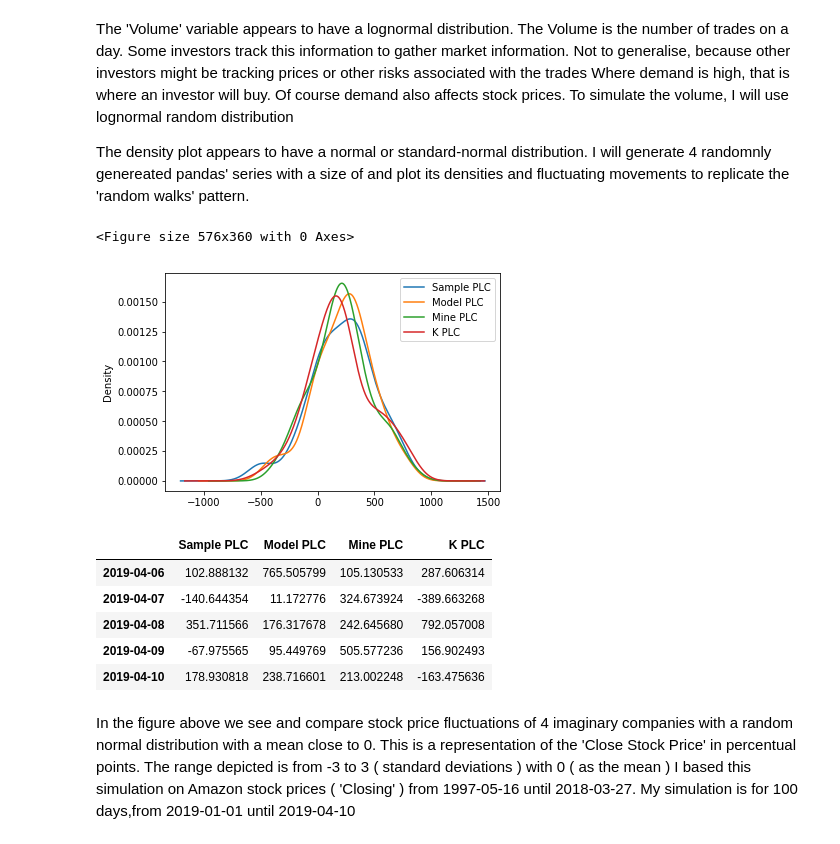
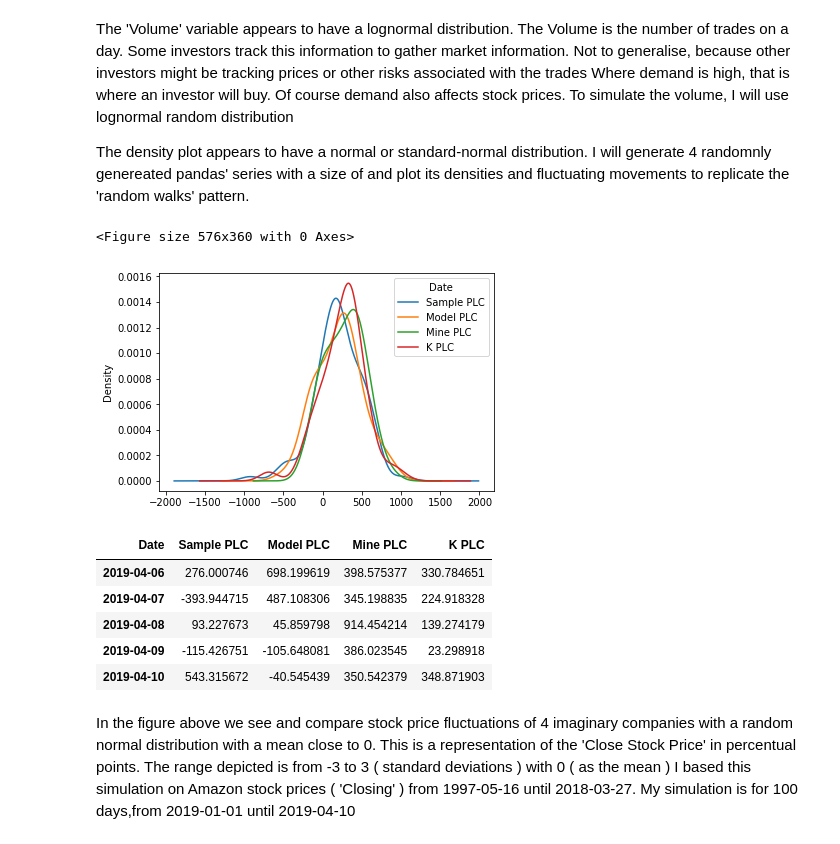
Before and after one commit to MarcoMen-Temp/Programming-Project, a Jupyter notebook: Programming.ipynb, the cells around one changed output. Saved outputs shown, nothing was run; the diff lists cells and outputs as text; code cells hidden in the pictures.

```diff
--- a/Programming.ipynb
+++ b/Programming.ipynb
@@ -114,30 +114,30 @@ The density plot appears to have a normal or standard-normal distribution. I wil
 # %%
 # Simulation starts here
 
 dates = pd.date_range('1/1/2019', periods=100, freq='D') # I need to index date to df
 
 
 
 
 df = pd.DataFrame(278 * np.random.randn(100, 4) + 209,
                    index = dates, columns=['Sample PLC', 'Model PLC', 'Mine PLC', 'K PLC'])
-
+df = df.rename_axis('Date', axis=1)
 
 
 plt.figure(figsize=(8,5))
 df.plot.density()
 plt.show()
 
 df.tail()
 # %% [output]
 <Figure size 576x360 with 0 Axes>
-[figure, old version]
+[figure, new version]
-|  | Sample PLC | Model PLC | Mine PLC | K PLC |
-| 2019-04-06 | 102.888132 | 765.505799 | 105.130533 | 287.606314 |
-| 2019-04-07 | -140.644354 | 11.172776 | 324.673924 | -389.663268 |
-| 2019-04-08 | 351.711566 | 176.317678 | 242.645680 | 792.057008 |
-| 2019-04-09 | -67.975565 | 95.449769 | 505.577236 | 156.902493 |
-| 2019-04-10 | 178.930818 | 238.716601 | 213.002248 | -163.475636 |
+| Date | Sample PLC | Model PLC | Mine PLC | K PLC |
+| 2019-04-06 | 276.000746 | 698.199619 | 398.575377 | 330.784651 |
+| 2019-04-07 | -393.944715 | 487.108306 | 345.198835 | 224.918328 |
+| 2019-04-08 | 93.227673 | 45.859798 | 914.454214 | 139.274179 |
+| 2019-04-09 | -115.426751 | -105.648081 | 386.023545 | 23.298918 |
+| 2019-04-10 | 543.315672 | -40.545439 | 350.542379 | 348.871903 |
 # %%
 # Simulation of Random Walk fluctuation of stock price movements
 # Adjustment of the figure must be made to place legend outside
```
